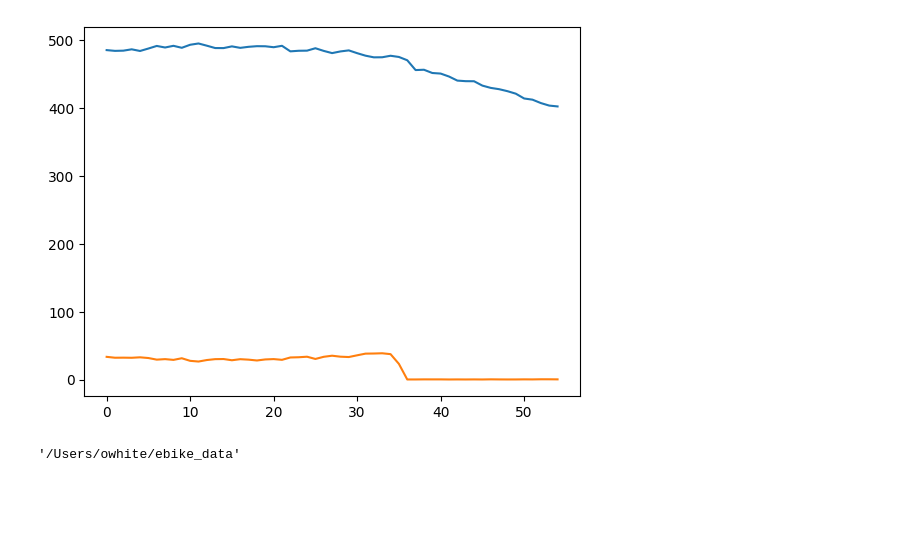
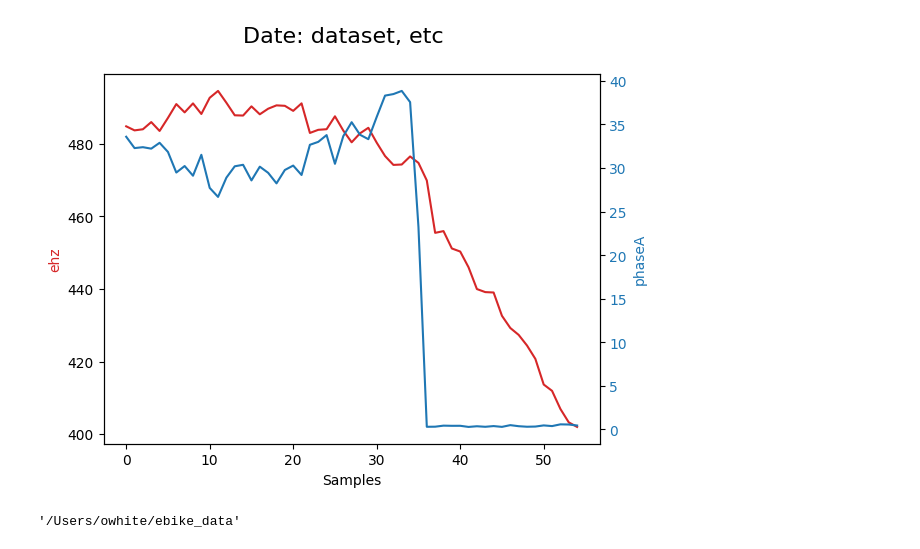
Before and after one commit to owhite/process_mesc, a Jupyter notebook: data_display.ipynb, the cells around one changed output. Cells and saved outputs as stored; diff of their text form; code cells hidden in the pictures; blank space fills up the shorter version.

```diff
--- a/data_display.ipynb
+++ b/data_display.ipynb
@@ -1,24 +1,41 @@
 # %%
 import pandas as pd
 import matplotlib.pyplot as plt
 import numpy as np
 import parse_data # helper script
 
 # URL = input()
-URL = 'https://raw.githubusercontent.com/owhite/ebike_data/main/first_set'
+URL = 'https://raw.githubusercontent.com/owhite/ebike_data/main/datasets/first_set'
 page = parse_data.get_web_page(URL)
 data = parse_data.make_frame(page)
 
 df = pd.DataFrame(data)
 
 df['phaseA'] = np.sqrt( (df['idq_d'] * df['idq_d']) + (df['idq_q'] * df['idq_q']) )
 
-plt.plot(df['ehz'])
-plt.plot(df['phaseA'])
+t = np.arange(len(df['ehz']))
+
+fig, ax1 = plt.subplots()
+fig.suptitle('Date: dataset, etc', fontsize=16)
+ax1.set_xlabel("Samples", color='black')
+
+color = 'tab:red'
+ax1.set_ylabel("ehz", color=color)
+ax1.plot(t, df['ehz'], color=color)
+
+ax2 = ax1.twinx()  # instantiate a second axes that shares the same x-axis
+
+color = 'tab:blue'
+ax2.set_ylabel('phaseA', color=color)  # we already handled the x-label with ax1
+ax2.tick_params(axis='y', labelcolor=color)
+ax2.plot(t, df['phaseA'], color=color)
+
+# ax1.title("Data and Time of Data Collection")
+#plt.plot()
 
 plt.show()
 # %% [output]
-[figure, old version]
+[figure, new version]
 # %%
 pwd
 # %% [output]
```
